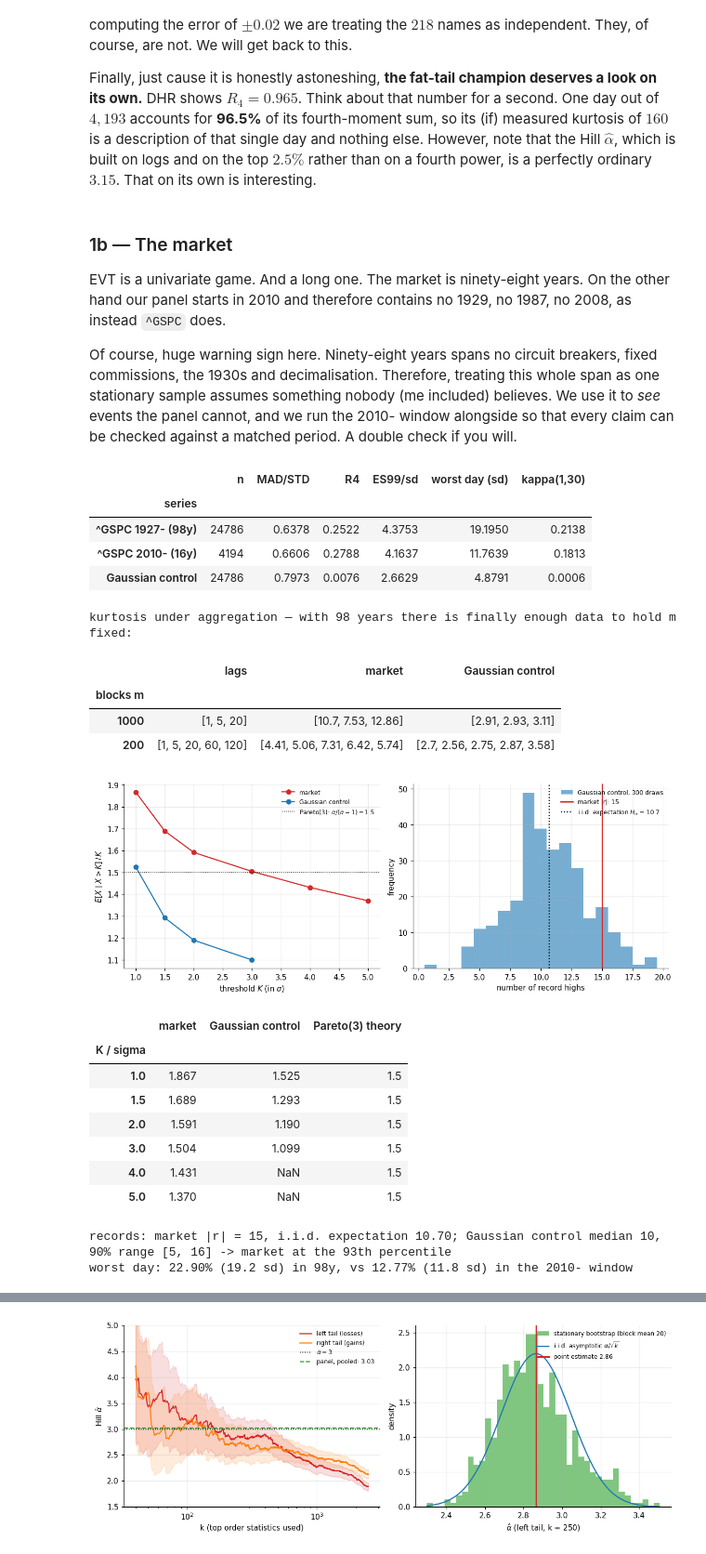
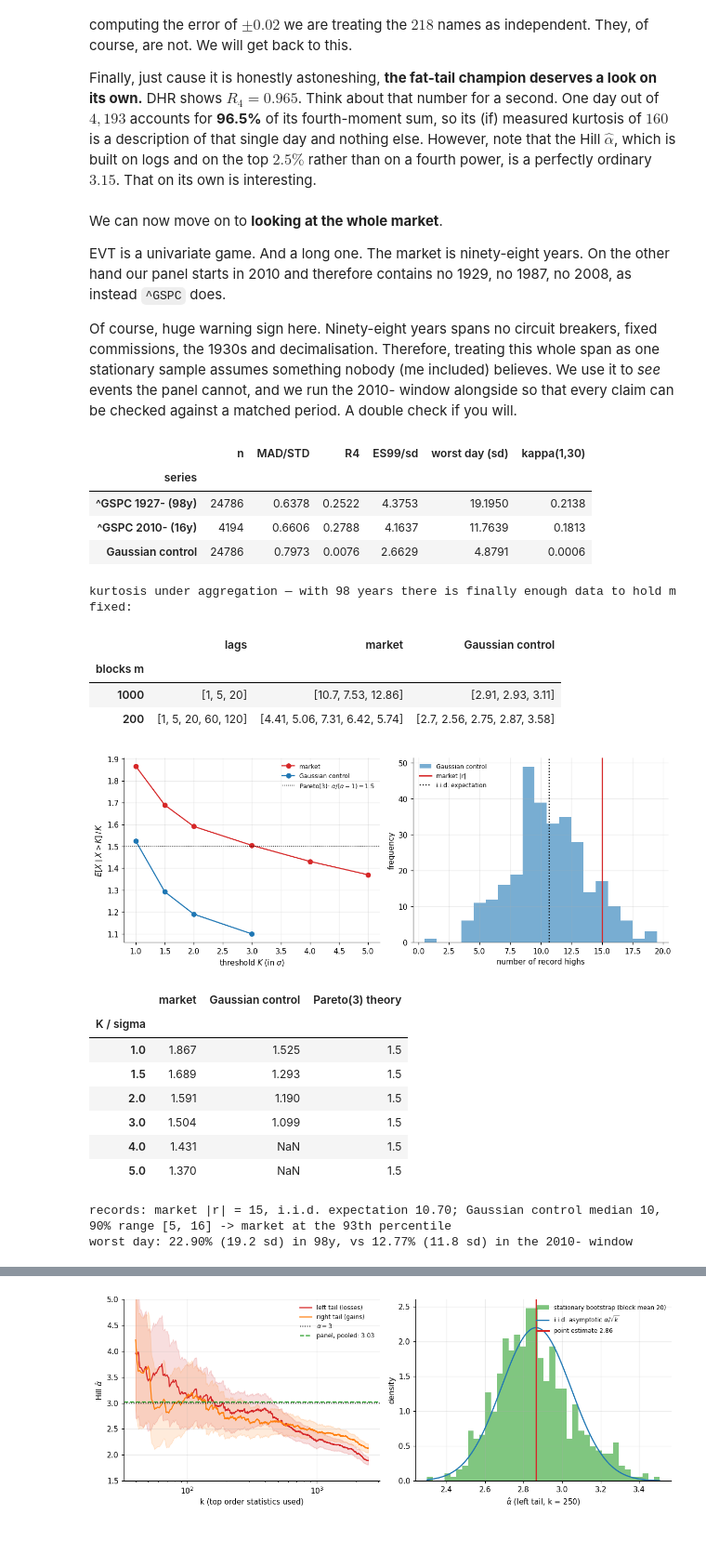
Before and after one commit to MarcoGaloppo/EVT-FatTails-PreAsymptotics, a Jupyter notebook: narrative_evt_market_data.ipynb, the cells around one changed output, grey strips where cells are left out. Shown at 93% size. Saved outputs shown, nothing was run; the diff lists cells and outputs as text; code cells hidden in the pictures.

```diff
--- a/narrative_evt_market_data.ipynb
+++ b/narrative_evt_market_data.ipynb
@@ -452,7 +450,7 @@ by only $1.5\%$ because we have many names and long histories. But on a smaller
 
 Finally, just cause it is honestly astoneshing, **the fat-tail champion deserves a look on its own.** DHR shows $R_4 = 0.965$. Think about that number for a second. One day out of $4{,}193$ accounts for **96.5%** of its fourth-moment sum, so its (if) measured kurtosis of $160$ is a description of that single day and nothing else. However, note that the Hill $\hat\alpha$, which is built on logs and on the top $2.5\%$ rather than on a fourth power, is a perfectly ordinary $3.15$. That on its own is interesting.
 # %% [markdown]
-### 1b — The market
+We can now move on to **looking at the whole market**.
 
 EVT is a univariate game. And a long one. The market is ninety-eight years. On the other hand our panel starts in 2010 and therefore contains no 1929, no 1987, no 2008, as instead `^GSPC` does.
 
@@ -492,38 +490,38 @@ def n_records(x):
 H_n = np.log(NG) + 0.5772156649
 sim = np.array([n_records(np.abs(np.random.default_rng(700 + s).standard_normal(NG)))
                 for s in range(300)])
 
 fig, (ax1, ax2) = plt.subplots(1, 2)
 for c_, lab in ((C3, "market"), (C0, "Gaussian control")):
     ax1.plot(mult, ecr[lab], "o-", color=c_, label=lab)
 ax1.axhline(1.5, color="k", ls=":", lw=1, label=r"Pareto(3): $\alpha/(\alpha-1)=1.5$")
 ax1.set(xlabel=r"threshold $K$ (in $\sigma$)", ylabel=r"$E[X \mid X>K]\,/\,K$")
 ax1.legend(fontsize=8)
 ax2.hist(sim, bins=np.arange(sim.min() - .5, sim.max() + 1.5), color=C0, alpha=.6,
-         label="Gaussian control, 300 draws")
-ax2.axvline(n_records(np.abs(Lg)), color=C3, lw=2, label=f"market |r|: {n_records(np.abs(Lg))}")
-ax2.axvline(H_n, color="k", ls=":", lw=1.5, label=f"i.i.d. expectation $H_n$ = {H_n:.1f}")
+         label="Gaussian control")
+ax2.axvline(n_records(np.abs(Lg)), color=C3, lw=2, label=f"market |r|")
+ax2.axvline(H_n, color="k", ls=":", lw=1.5, label=f"i.i.d. expectation")
 ax2.set(xlabel="number of record highs", ylabel="frequency")
-ax2.legend(fontsize=8, loc = 'best')
+ax2.legend(fontsize=8,loc='upper right', bbox_to_anchor=(0.31, 1))
 plt.tight_layout(); plt.show()
 display(ecr.round(3))
 print(f"records: market |r| = {n_records(np.abs(Lg))}, i.i.d. expectation {H_n:.2f}; Gaussian control "
       f"median {np.median(sim):.0f}, 90% range [{np.percentile(sim,5):.0f}, {np.percentile(sim,95):.0f}] "
       f"-> market at the {100*np.mean(sim <= n_records(np.abs(Lg))):.0f}th percentile")
 print(f"worst day: {100*Lg.max():.2f}% ({Lg.max()/sdg:.1f} sd) in 98y, "
       f"vs {100*Lm.max():.2f}% ({Lm.max()/Lm.std():.1f} sd) in the 2010- window")
 # %% [output]
 |  | n | MAD/STD | R4 | ES99/sd | worst day (sd) | kappa(1,30) |
 | series |  |  |  |  |  |  |
 | ^GSPC 1927- (98y) | 24786 | 0.6378 | 0.2522 | 4.3753 | 19.1950 | 0.2138 |
 | ^GSPC 2010- (16y) | 4194 | 0.6606 | 0.2788 | 4.1637 | 11.7639 | 0.1813 |
 | Gaussian control | 24786 | 0.7973 | 0.0076 | 2.6629 | 4.8791 | 0.0006 |
 kurtosis under aggregation — with 98 years there is finally enough data to hold m fixed:
 |  | lags | market | Gaussian control |
 | blocks m |  |  |  |
 | 1000 | [1, 5, 20] | [10.7, 7.53, 12.86] | [2.91, 2.93, 3.11] |
 | 200 | [1, 5, 20, 60, 120] | [4.41, 5.06, 7.31, 6.42, 5.74] | [2.7, 2.56, 2.75, 2.87, 3.58] |
-[figure, old version]
+[figure, new version]
 |  | market | Gaussian control | Pareto(3) theory |
 | K / sigma |  |  |  |
 | 1.0 | 1.867 | 1.525 | 1.5 |
```
Also changed, not shown: parts of 37 cells of this notebook.
